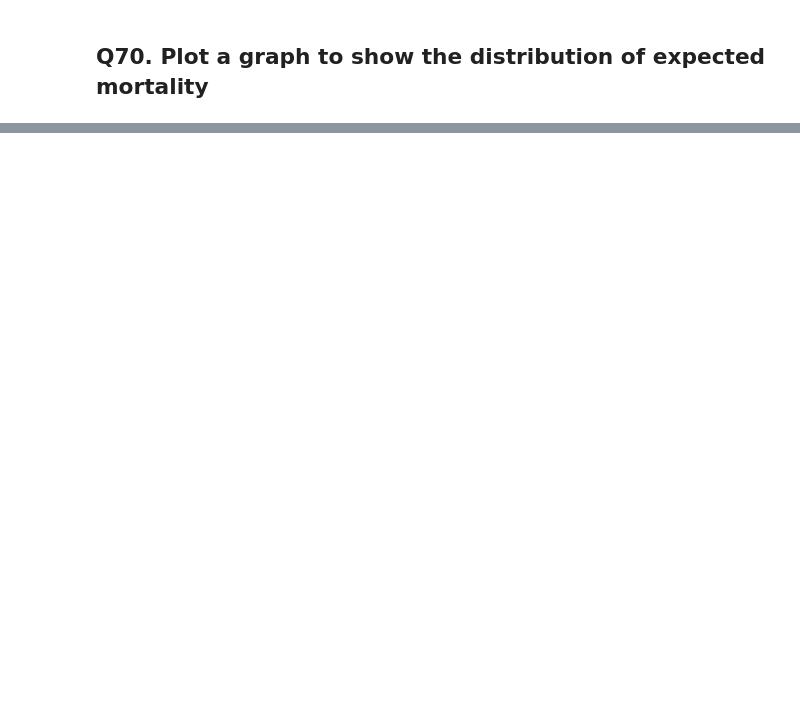
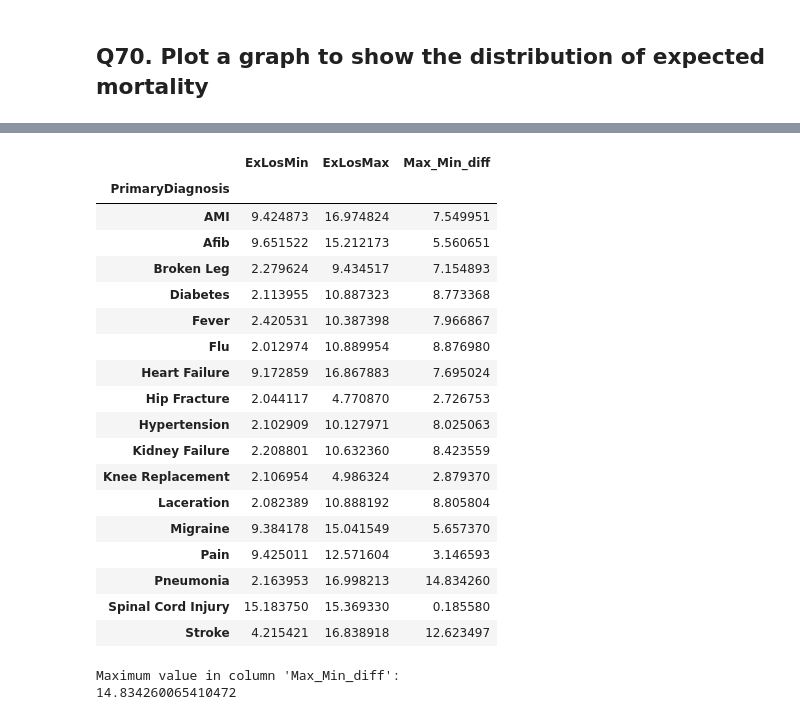
Before and after one commit to swatiguptacse/Team-6-Python-Peers, a Jupyter notebook: Q61to80_team6.ipynb, the cells around one changed output, grey strips where cells are left out. Drawn from its saved outputs; the diff is of its cells as text; code cells hidden in the pictures; blank space fills up the shorter version.

```diff
--- a/Q61to80_team6.ipynb
+++ b/Q61to80_team6.ipynb
@@ -264,0 +332,5 @@ Walsh Calvie
+# %%
+df=pd.read_excel('HospitalDatabase.xlsx', 'Discharges')
+ndf = df.assign(ExLosMin = df['ExpectedLOS'].abs(),ExLosMax=df['ExpectedLOS'].abs()).groupby('PrimaryDiagnosis')\
+     .agg({'ExLosMin':'min','ExLosMax':'max'})
+ndf
@@ -264,0 +357,31 @@ Walsh Calvie
+# %%
+ndf['Max_Min_diff'] = ndf['ExLosMax'] - ndf['ExLosMin']
+ndf
+# %% [output]
+|  | ExLosMin | ExLosMax | Max_Min_diff |
+| PrimaryDiagnosis |  |  |  |
+| AMI | 9.424873 | 16.974824 | 7.549951 |
+| Afib | 9.651522 | 15.212173 | 5.560651 |
+| Broken Leg | 2.279624 | 9.434517 | 7.154893 |
+| Diabetes | 2.113955 | 10.887323 | 8.773368 |
+| Fever | 2.420531 | 10.387398 | 7.966867 |
+| Flu | 2.012974 | 10.889954 | 8.876980 |
+| Heart Failure | 9.172859 | 16.867883 | 7.695024 |
+| Hip Fracture | 2.044117 | 4.770870 | 2.726753 |
+| Hypertension | 2.102909 | 10.127971 | 8.025063 |
+| Kidney Failure | 2.208801 | 10.632360 | 8.423559 |
+| Knee Replacement | 2.106954 | 4.986324 | 2.879370 |
+| Laceration | 2.082389 | 10.888192 | 8.805804 |
+| Migraine | 9.384178 | 15.041549 | 5.657370 |
+| Pain | 9.425011 | 12.571604 | 3.146593 |
+| Pneumonia | 2.163953 | 16.998213 | 14.834260 |
+| Spinal Cord Injury | 15.183750 | 15.369330 | 0.185580 |
+| Stroke | 4.215421 | 16.838918 | 12.623497 |
+# %%
+maxDff = ndf['Max_Min_diff'].max()
+
+print("Maximum value in column 'Max_Min_diff': " )
+print(maxDff)
+# %% [output]
+Maximum value in column 'Max_Min_diff':
+14.834260065410472
```
Also changed, not shown: parts of 32 cells of this notebook.
